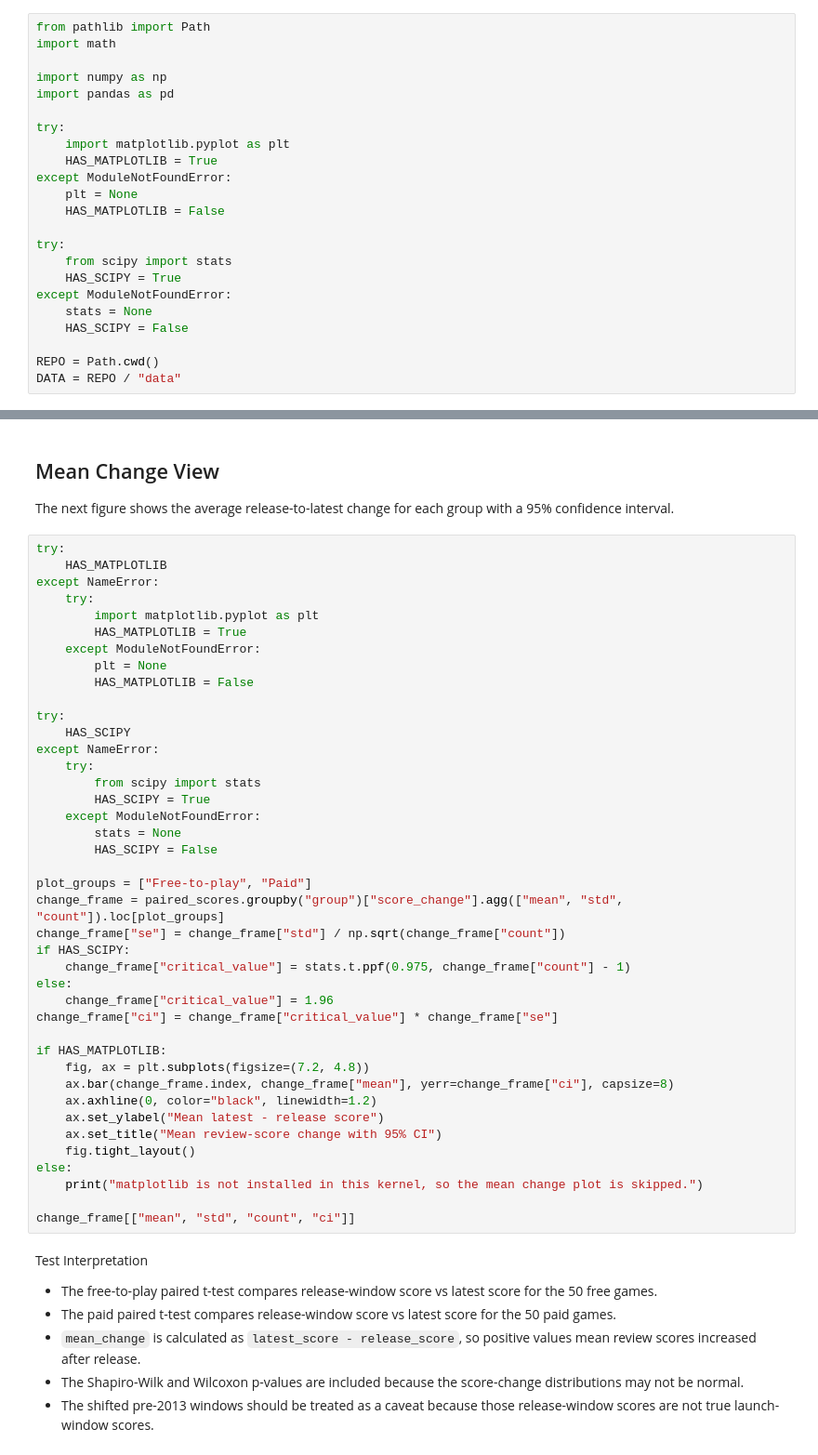
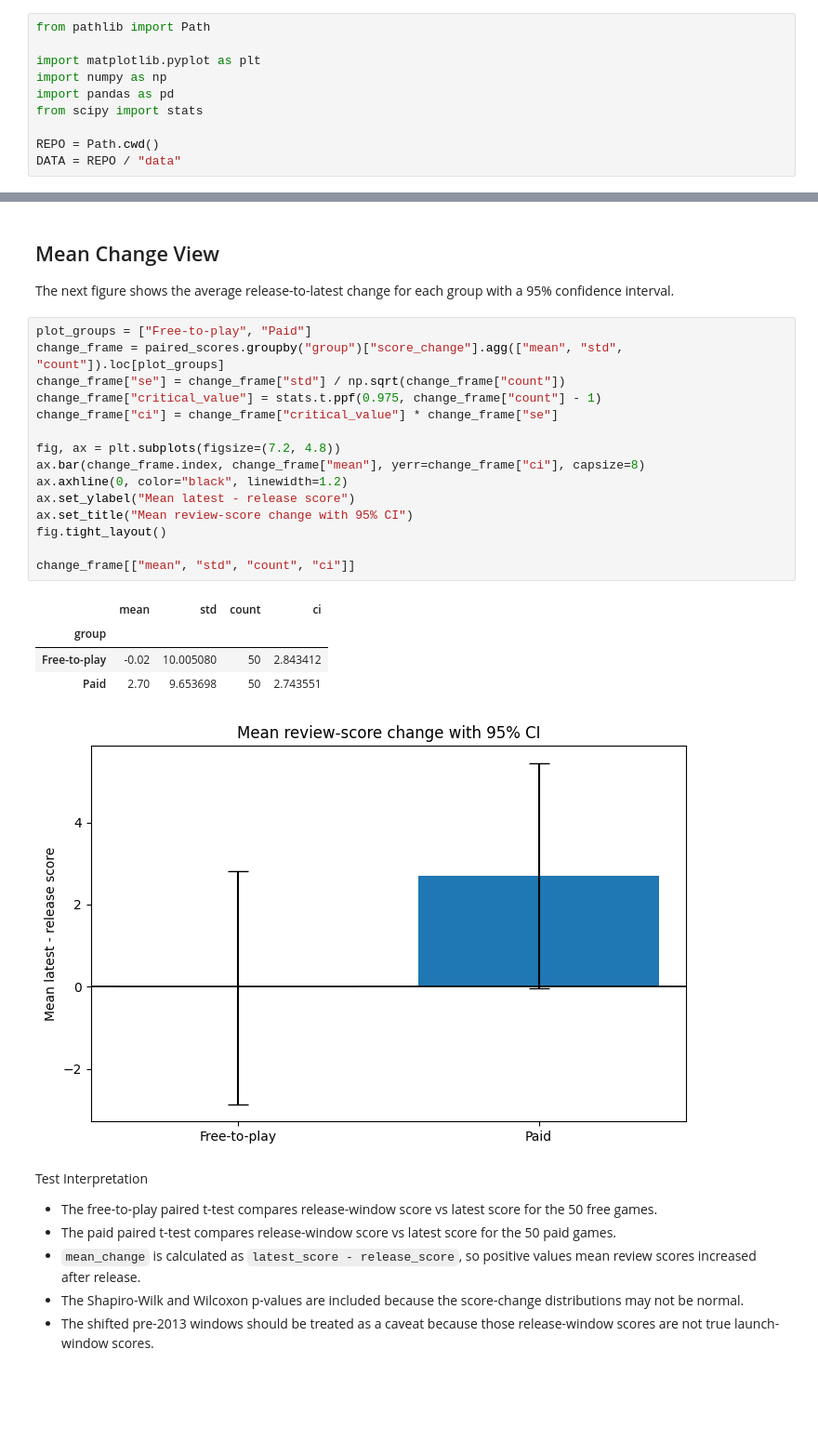
Before and after one commit to avo-ucsd/math189-sp26-group41, a Jupyter notebook: 3_review_score_ttest.ipynb, the cells around one changed output, grey strips where cells are left out. Shown at 93% size. Saved outputs shown, nothing was run; the diff lists cells and outputs as text; blank space fills up the shorter version.

```diff
--- a/3_review_score_ttest.ipynb
+++ b/3_review_score_ttest.ipynb
@@ -12,24 +12,11 @@ The outcome is the within-game review-score change, defined as `latest_score - r
 Each game contributes two scores: its release-window score and its latest all-time Steam review score. Because the two scores come from the same game, the inference uses a paired t-test. The free-to-play and paid lists are analyzed separately, with 50 games in each group.
 # %%
 from pathlib import Path
-import math
 
+import matplotlib.pyplot as plt
 import numpy as np
 import pandas as pd
-
-try:
-    import matplotlib.pyplot as plt
-    HAS_MATPLOTLIB = True
-except ModuleNotFoundError:
-    plt = None
-    HAS_MATPLOTLIB = False
-
-try:
-    from scipy import stats
-    HAS_SCIPY = True
-except ModuleNotFoundError:
-    stats = None
-    HAS_SCIPY = False
+from scipy import stats
 
 REPO = Path.cwd()
 DATA = REPO / "data"
@@ -327,45 +214,25 @@ test_results.round(4)
 
 The next figure shows the average release-to-latest change for each group with a 95% confidence interval.
 # %%
-try:
-    HAS_MATPLOTLIB
-except NameError:
-    try:
-        import matplotlib.pyplot as plt
-        HAS_MATPLOTLIB = True
-    except ModuleNotFoundError:
-        plt = None
-        HAS_MATPLOTLIB = False
-
-try:
-    HAS_SCIPY
-except NameError:
-    try:
-        from scipy import stats
-        HAS_SCIPY = True
-    except ModuleNotFoundError:
-        stats = None
-        HAS_SCIPY = False
-
 plot_groups = ["Free-to-play", "Paid"]
 change_frame = paired_scores.groupby("group")["score_change"].agg(["mean", "std", "count"]).loc[plot_groups]
 change_frame["se"] = change_frame["std"] / np.sqrt(change_frame["count"])
-if HAS_SCIPY:
-    change_frame["critical_value"] = stats.t.ppf(0.975, change_frame["count"] - 1)
-else:
-    change_frame["critical_value"] = 1.96
+change_frame["critical_value"] = stats.t.ppf(0.975, change_frame["count"] - 1)
 change_frame["ci"] = change_frame["critical_value"] * change_frame["se"]
 
-if HAS_MATPLOTLIB:
-    fig, ax = plt.subplots(figsize=(7.2, 4.8))
-    ax.bar(change_frame.index, change_frame["mean"], yerr=change_frame["ci"], capsize=8)
-    ax.axhline(0, color="black", linewidth=1.2)
-    ax.set_ylabel("Mean latest - release score")
-    ax.set_title("Mean review-score change with 95% CI")
-    fig.tight_layout()
-else:
-    print("matplotlib is not installed in this kernel, so the mean change plot is skipped.")
+fig, ax = plt.subplots(figsize=(7.2, 4.8))
+ax.bar(change_frame.index, change_frame["mean"], yerr=change_frame["ci"], capsize=8)
+ax.axhline(0, color="black", linewidth=1.2)
+ax.set_ylabel("Mean latest - release score")
+ax.set_title("Mean review-score change with 95% CI")
+fig.tight_layout()
 
 change_frame[["mean", "std", "count", "ci"]]
+# %% [output]
+|  | mean | std | count | ci |
+| group |  |  |  |  |
+| Free-to-play | -0.02 | 10.005080 | 50 | 2.843412 |
+| Paid | 2.70 | 9.653698 | 50 | 2.743551 |
+[figure, added]
 # %% [markdown]
 Test Interpretation
```
Also changed, not shown: parts of 9 cells of this notebook.
